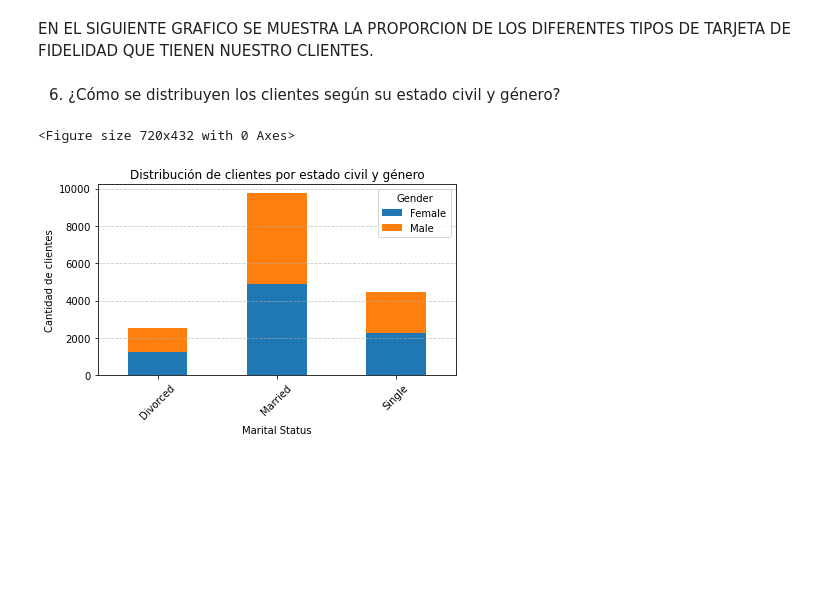
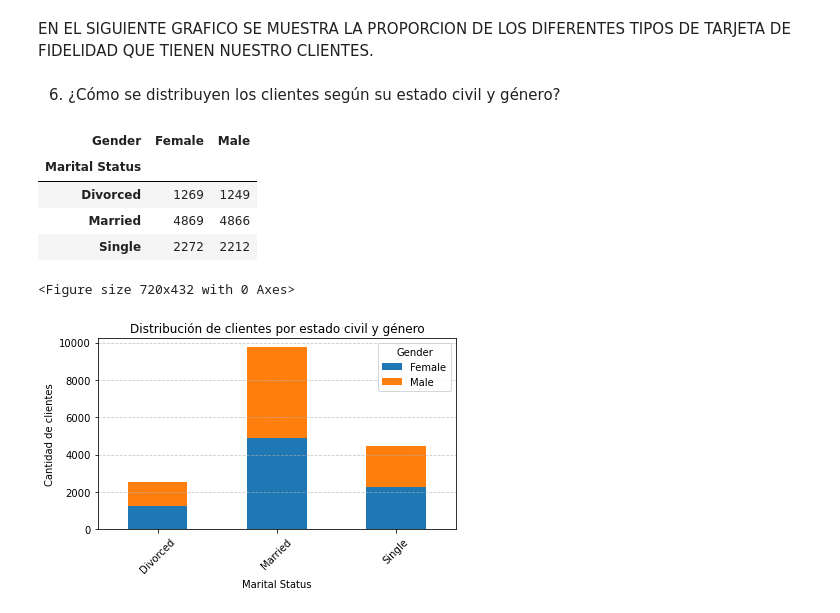
Before and after one commit to Adalab/bda-modulo-3-evaluacion-final-fedraca, a Jupyter notebook: EVALUACION FINAL MODULO 3.ipynb, the cells around one changed output. Cells and saved outputs as stored; diff of their text form; code cells hidden in the pictures; blank space fills up the shorter version.

```diff
--- a/EVALUACION FINAL MODULO 3.ipynb
+++ b/EVALUACION FINAL MODULO 3.ipynb
@@ -570,6 +576,16 @@ plt.show()
 EN EL SIGUIENTE GRAFICO SE MUESTRA LA PROPORCION DE LOS DIFERENTES TIPOS DE TARJETA DE FIDELIDAD QUE TIENEN NUESTRO CLIENTES.
 # %% [markdown]
 6. ¿Cómo se distribuyen los clientes según su estado civil y género?
+# %%
+# Agrupar los clientes por estado civil y género y contar cuántos hay en cada grupo
+distribucion_clientes = df_unido_merge.groupby(['Marital Status', 'Gender']).size().unstack()
+distribucion_clientes
+# %% [output]
+| Gender | Female | Male |
+| Marital Status |  |  |
+| Divorced | 1269 | 1249 |
+| Married | 4869 | 4866 |
+| Single | 2272 | 2212 |
 # %%
 # Agrupar los clientes por estado civil y género y contar cuántos hay en cada grupo
 distribucion_clientes = df_unido_merge.groupby(['Marital Status', 'Gender']).size().unstack()
```
Also changed, not shown: parts of 6 cells of this notebook.
